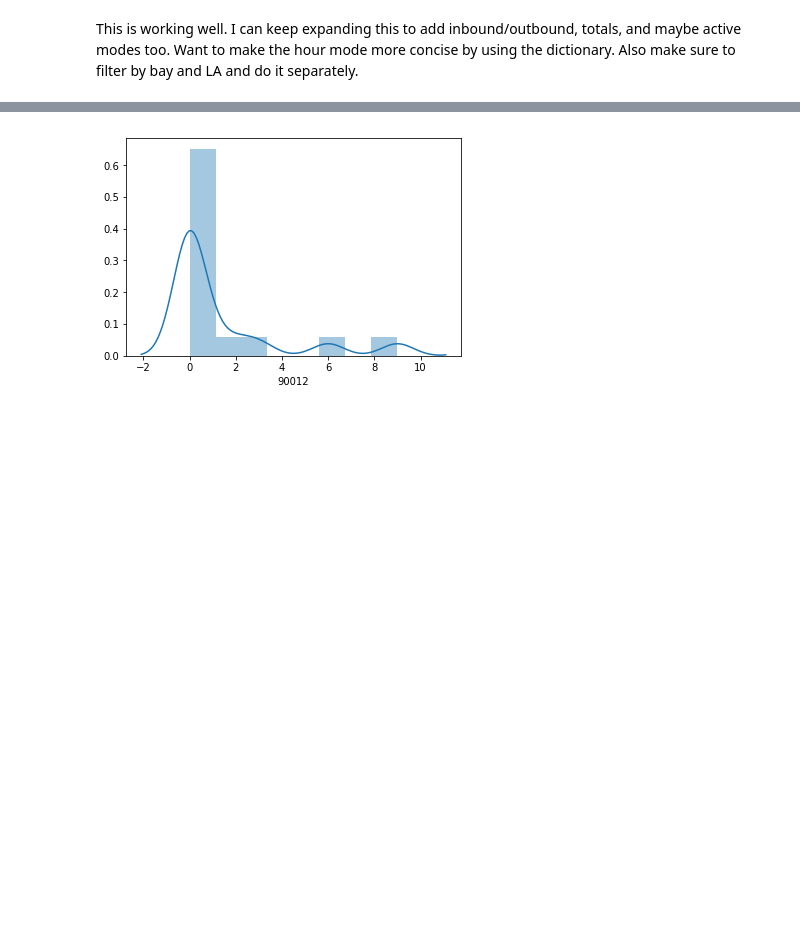
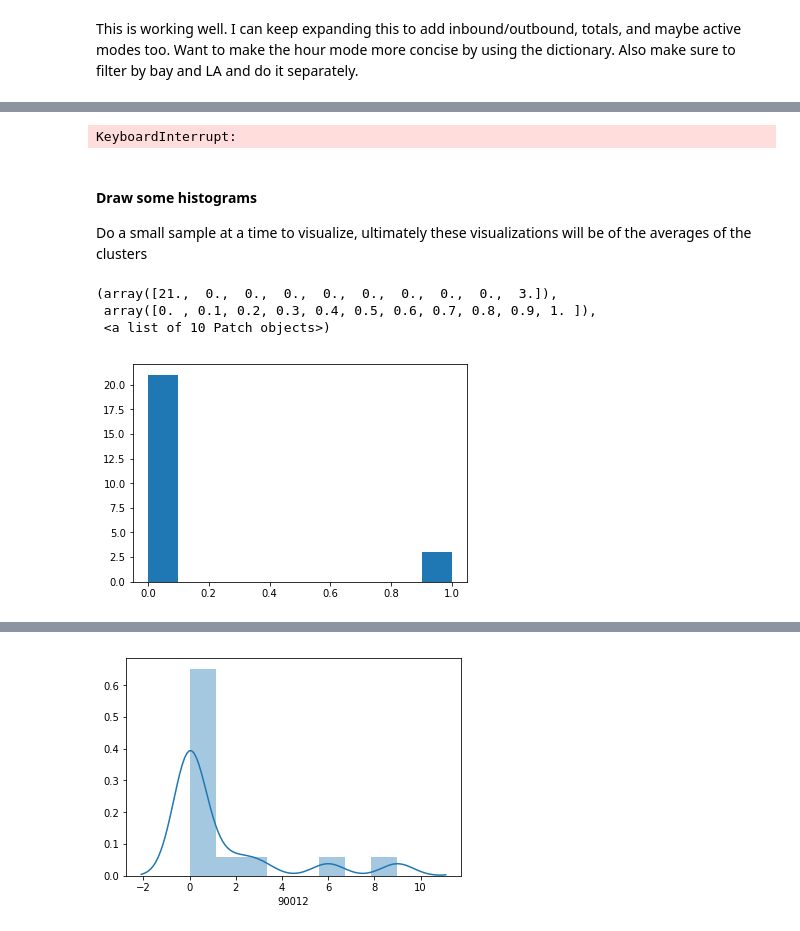
Before and after one commit to abaum1/mobilitymotifs, a Jupyter notebook: CHTS data 24 hour model data prep.ipynb, the cells around one changed output, grey strips where cells are left out. Cells and saved outputs as stored; diff of their text form; code cells hidden in the pictures; blank space fills up the shorter version.

```diff
--- a/CHTS data 24 hour model data prep.ipynb
+++ b/CHTS data 24 hour model data prep.ipynb
@@ -241,0 +177,26 @@ display(la_inb.head(10))
+# %%
+la_data = bay_la_data[bay_la_data["is_la"]==True] #189511
+sample = la_data.sample(5000)
+# %%
+la_inb = sample.groupby("ZIP").apply(get_features)
+la_inb.columns = get_labels()
+la_inb.head()
+# %% [output]
+KeyboardInterrupt:
+# %% [markdown]
+#### Draw some histograms
+Do a small sample at a time to visualize, ultimately these visualizations will be of the averages of the clusters
+# %%
+for i in range(0,24):
+    transit_labels = [col for col in la_inb.columns if "transit_hr_" in col]
+#     purpose_labels = [col for col in la_inb.columns if "purpose_hr_" in col]
+    auto_labels = [col for col in la_inb.columns if "auto_hr_" in col]
+# %%
+first = la_inb.iloc[1,:]
+# %%
+plt.hist(first[auto_labels])
+# %% [output]
+(array([21.,  0.,  0.,  0.,  0.,  0.,  0.,  0.,  0.,  3.]),
+ array([0. , 0.1, 0.2, 0.3, 0.4, 0.5, 0.6, 0.7, 0.8, 0.9, 1. ]),
+ <a list of 10 Patch objects>)
+[figure, added]
```
Also changed, not shown: parts of 18 cells of this notebook.
